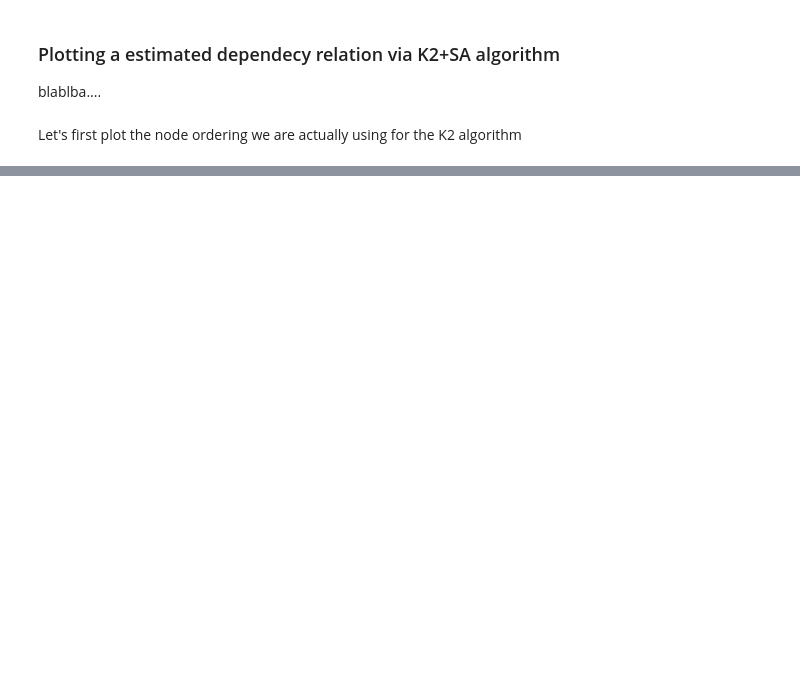
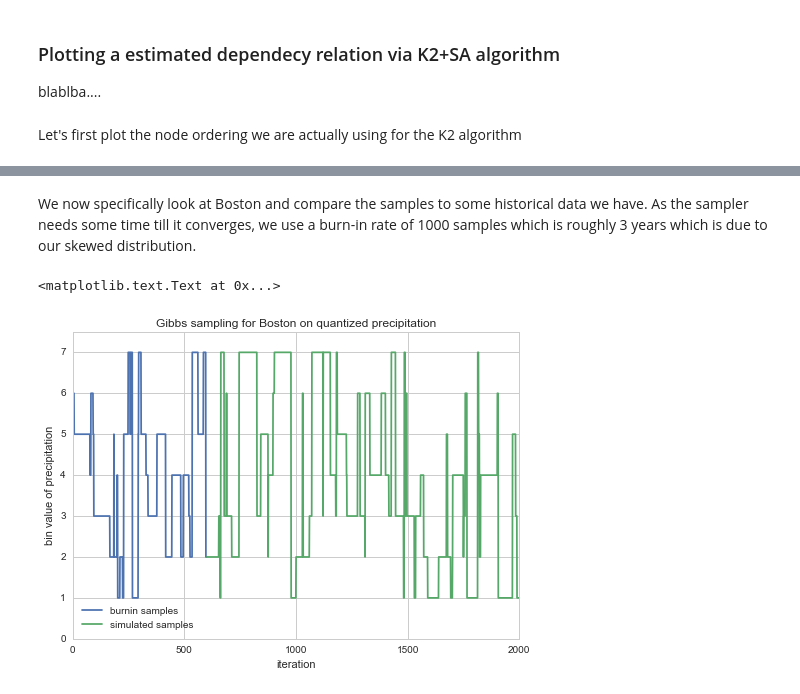
Before and after one commit to therealchuckliu/MCWeather, a Jupyter notebook: 02_Bayesian_Networks.ipynb, the cells around one changed output, grey strips where cells are left out. Saved outputs shown, nothing was run; the diff lists cells and outputs as text; code cells hidden in the pictures; blank space fills up the shorter version.

Commit message:
added gibbs sampler

```diff
--- a/02_Bayesian_Networks.ipynb
+++ b/02_Bayesian_Networks.ipynb
@@ -542,0 +551,20 @@ plot_map_graph(dep_map, best_mat)
+# %%
+# helper func to retrieve the
+# markov blanket of X_i, i.e. the set of all X_i's children, their parents and X_i's parents
+# layout of adj_mat as dict is child : [list of parents]
+def markov_blanket(code, adj_mat):
+    mb = []
+    children = []
+    # get children of code
+    for child, parents in adj_mat.items():
+        if code in parents:
+            children.append(child)
+    # append all parents of children
+    for child in children:
+        mb.append(child)
+        mb += adj_mat[child]
+
+    mb += adj_mat[code] # parents of code
+
+    # remove duplicates + node itself
+    return list(set(mb) - set([code]))
@@ -542,0 +615,3 @@ plot_map_graph(dep_map, best_mat)
+# %%
+%%time
+trace, key_vals = gibbs_sampler(best_mat, 2000)
@@ -542,0 +636,18 @@ plot_map_graph(dep_map, best_mat)
+# %% [markdown]
+We now specifically look at Boston and compare the samples to some historical data we have. As the sampler needs some time till it converges, we use a burn-in rate of 1000 samples which is roughly 3 years which is due to our skewed distribution.
+# %%
+code = 'KBOS'
+idx_bos = key_vals.index(code)
+tr_bos = trace[:, idx_bos]
+burnin = 600
+# %%
+plt.plot(np.arange(burnin), tr_bos[:burnin], label='burnin samples')
+plt.plot(burnin + np.arange(tr_bos.shape[0] - burnin), tr_bos[burnin:], label='simulated samples')
+plt.legend(loc='best')
+plt.ylim(0, 7.5)
+plt.xlabel('iteration')
+plt.ylabel('bin value of precipitation')
+plt.title('Gibbs sampling for Boston on quantized precipitation')
+# %% [output]
+<matplotlib.text.Text at 0x...>
+[figure, added]
```
Also changed, not shown: parts of 21 cells of this notebook, 1 other file.
